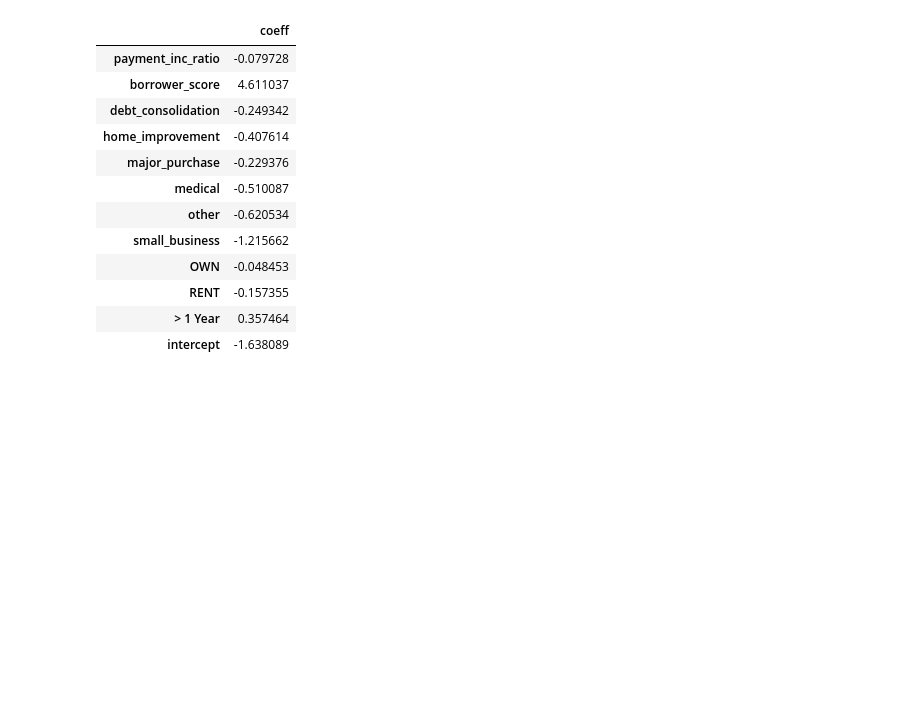
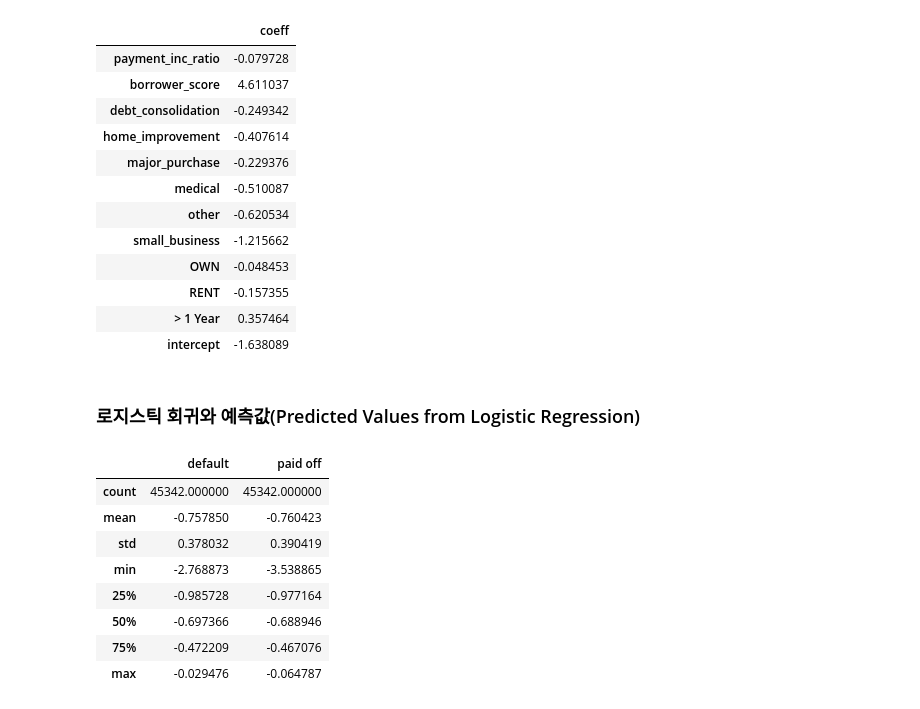
Before and after one commit to uk1996/Statistics, a Jupyter notebook: 5. 분류/02. 로지스틱 회귀.ipynb, the cells around one changed output. Drawn from its saved outputs; the diff is of its cells as text; code cells hidden in the pictures; blank space fills up the shorter version.

```diff
--- a/5. 분류/02. 로지스틱 회귀.ipynb
+++ b/5. 분류/02. 로지스틱 회귀.ipynb
@@ -73,3 +88,20 @@ coef_df
 | RENT | -0.157355 |
 | > 1 Year | 0.357464 |
 | intercept | -1.638089 |
+# %% [markdown]
+### 로지스틱 회귀와 예측값(Predicted Values from Logistic Regression)
+# %%
+# 로그 오즈에 관한 통계량
+pred = pd.DataFrame(logit_reg.predict_log_proba(X),
+                    columns=['default', 'paid off'])
+pred.describe()
+# %% [output]
+|  | default | paid off |
+| count | 45342.000000 | 45342.000000 |
+| mean | -0.757850 | -0.760423 |
+| std | 0.378032 | 0.390419 |
+| min | -2.768873 | -3.538865 |
+| 25% | -0.985728 | -0.977164 |
+| 50% | -0.697366 | -0.688946 |
+| 75% | -0.472209 | -0.467076 |
+| max | -0.029476 | -0.064787 |
```
Also changed, not shown: parts of 6 cells of this notebook.
